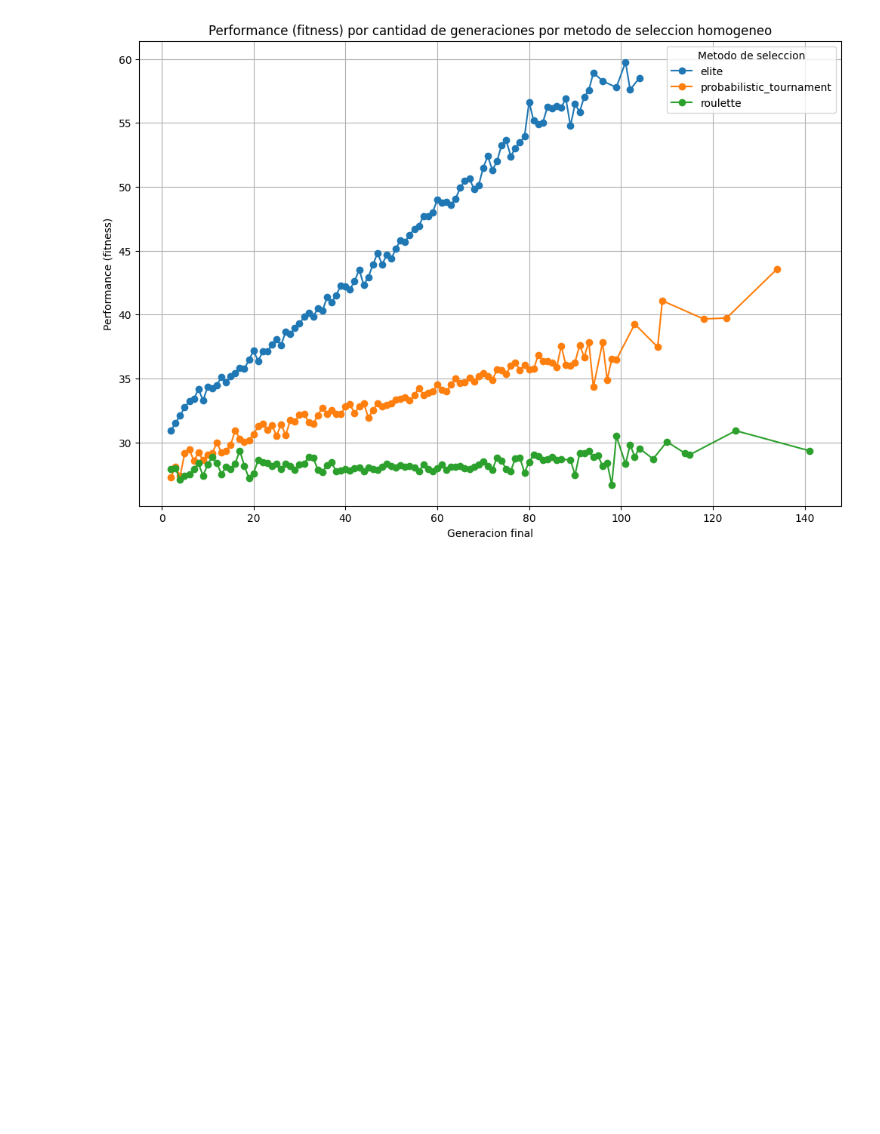
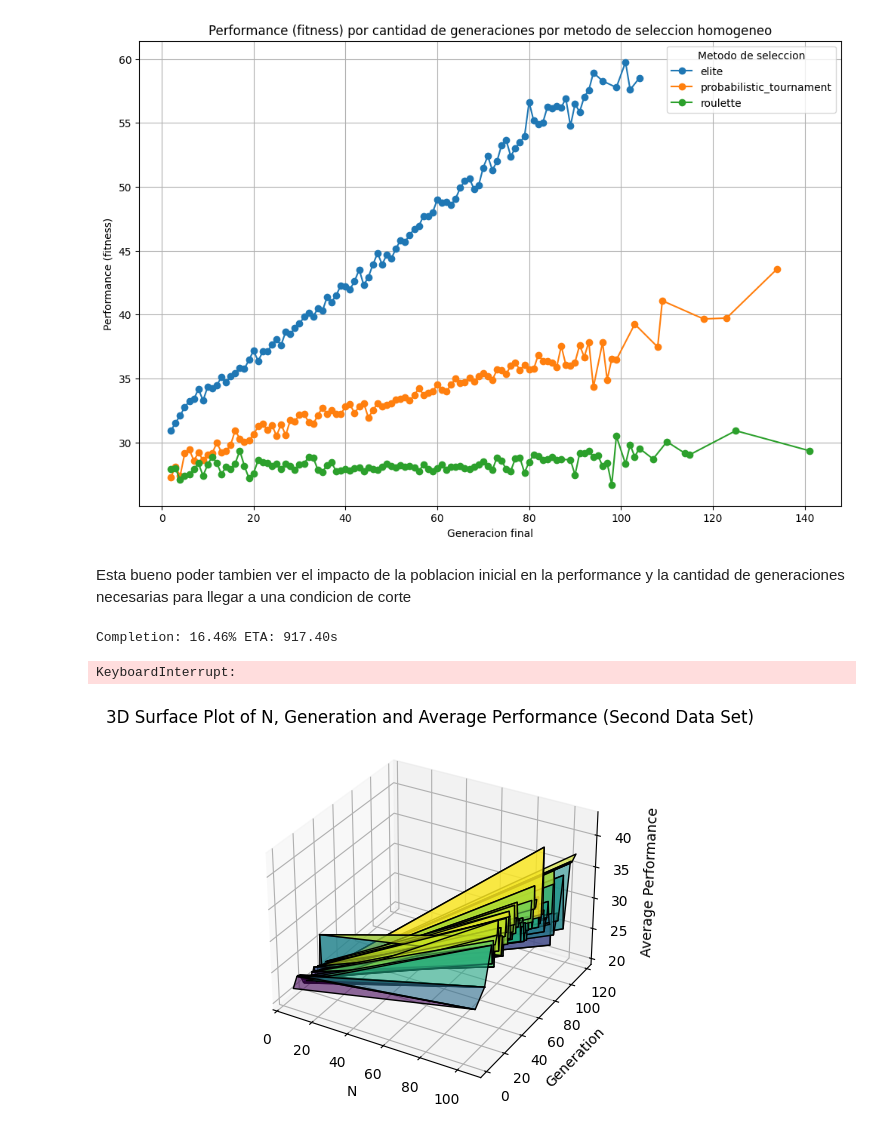
Before and after one commit to Ian-Arnott/TPs-SIA, a Jupyter notebook: Tp2/data_new_and_improved!.ipynb, the cells around one changed output. Saved outputs shown, nothing was run; the diff lists cells and outputs as text; code cells hidden in the pictures; blank space fills up the shorter version.

```diff
--- a/Tp2/data_new_and_improved!.ipynb
+++ b/Tp2/data_new_and_improved!.ipynb
@@ -176,3 +177,52 @@ plt.grid(True)
 plt.show()
 # %% [output]
 [figure]
+# %% [markdown]
+Esta bueno poder tambien ver el impacto de la poblacion inicial en la performance y la cantidad de generaciones necesarias para llegar a una condicion de corte
+# %%
+
+gen_limit = 200
+pob_limit = 200
+step = 1
+repeats = 10
+
+totalIterations = (((gen_limit-1)/step) * repeats * 3 * ((pob_limit-5)/step))
+
+lista_4 = []
+
+currentIteration = 0
+startTime = time.time()
+
+
+
+for max_gen in range(1,gen_limit,step):
+    for init_pob in range(5,pob_limit,step):
+        for select in ['elite','roulette','probabilistic_tournament']:
+            for _ in range(repeats):
+                configCopy = copy(config)
+
+                configCopy['max_generations'] = max_gen
+
+                configCopy['N'] = init_pob
+                aux = math.floor(init_pob * 0.6)
+                if aux % 2 == 0:
+                    configCopy['K'] = aux
+                else:
+                    configCopy['K'] = aux-1
+                configCopy['M'] = math.floor(init_pob * 0.3)
+
+                configCopy['selection_method_1'] = select
+                configCopy['selection_method_2'] = select
+                configCopy['selection_method_3'] = select
+                configCopy['selection_method_4'] = select
+
+                lista_4.append((run_main(configCopy),configCopy))
+                currentIteration += 1
+                if currentIteration % 20 == 0:  # Actualizar cada 100 iteraciones
+                    elapsedTime = time.time() - startTime
+                    estimatedRemainingTime = (totalIterations - currentIteration) * (elapsedTime / currentIteration)
+                    percentageCompletion = (currentIteration / totalIterations) * 100
+                    print(f"\rCompletion: {percentageCompletion:.2f}% ETA: {estimatedRemainingTime:.2f}s", end="")
+# %% [output]
+Completion: 16.46% ETA: 917.40s
+KeyboardInterrupt:
@@ -178,0 +244,31 @@ plt.show()
+# %%
+# Cargar el archivo CSV actualizado en un DataFrame de pandas
+df_updated = pd.read_csv('datos4.csv')
+
+# Calcular el promedio de 'performance' para cada combinación de 'N', 'generation' en el segundo set de datos (df_updated)
+mean_performance_3D_updated_df = df_updated.groupby(['N', 'generation'])['performance'].mean().reset_index()
+
+# Crear una figura y un conjunto de subgráficos 3D
+fig = plt.figure()
+ax = fig.add_subplot(111, projection='3d')
+
+# Extraer los datos promedio para los ejes x, y, z del segundo set de datos (df_updated)
+x_data_3D_updated = mean_performance_3D_updated_df['N']
+y_data_3D_updated = mean_performance_3D_updated_df['generation']
+z_data_3D_updated = mean_performance_3D_updated_df['performance']
+
+# Realizar el gráfico de superficie con los datos promedio del segundo set de datos (df_updated)
+ax.plot_trisurf(x_data_3D_updated, y_data_3D_updated, z_data_3D_updated, cmap='viridis', edgecolor='k', alpha=0.6)
+
+# Etiquetas para los ejes
+ax.set_xlabel('N')
+ax.set_ylabel('Generation')
+ax.set_zlabel('Average Performance')
+
+# Título del gráfico
+ax.set_title('3D Surface Plot of N, Generation and Average Performance (Second Data Set)')
+
+# Mostrar el gráfico
+plt.show()
+# %% [output]
+[figure, added]
```
Also changed, not shown: parts of 4 cells of this notebook, 1 other file.
